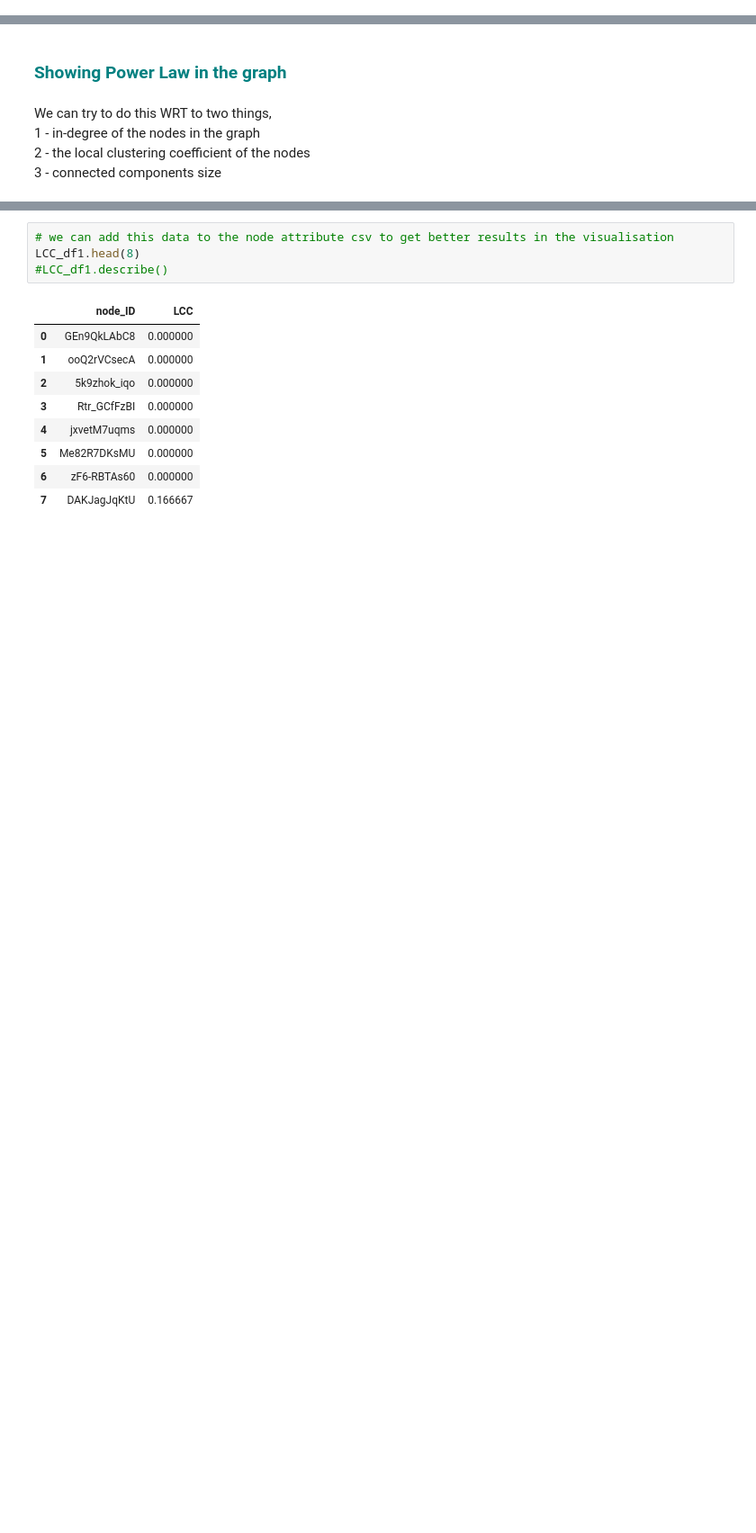
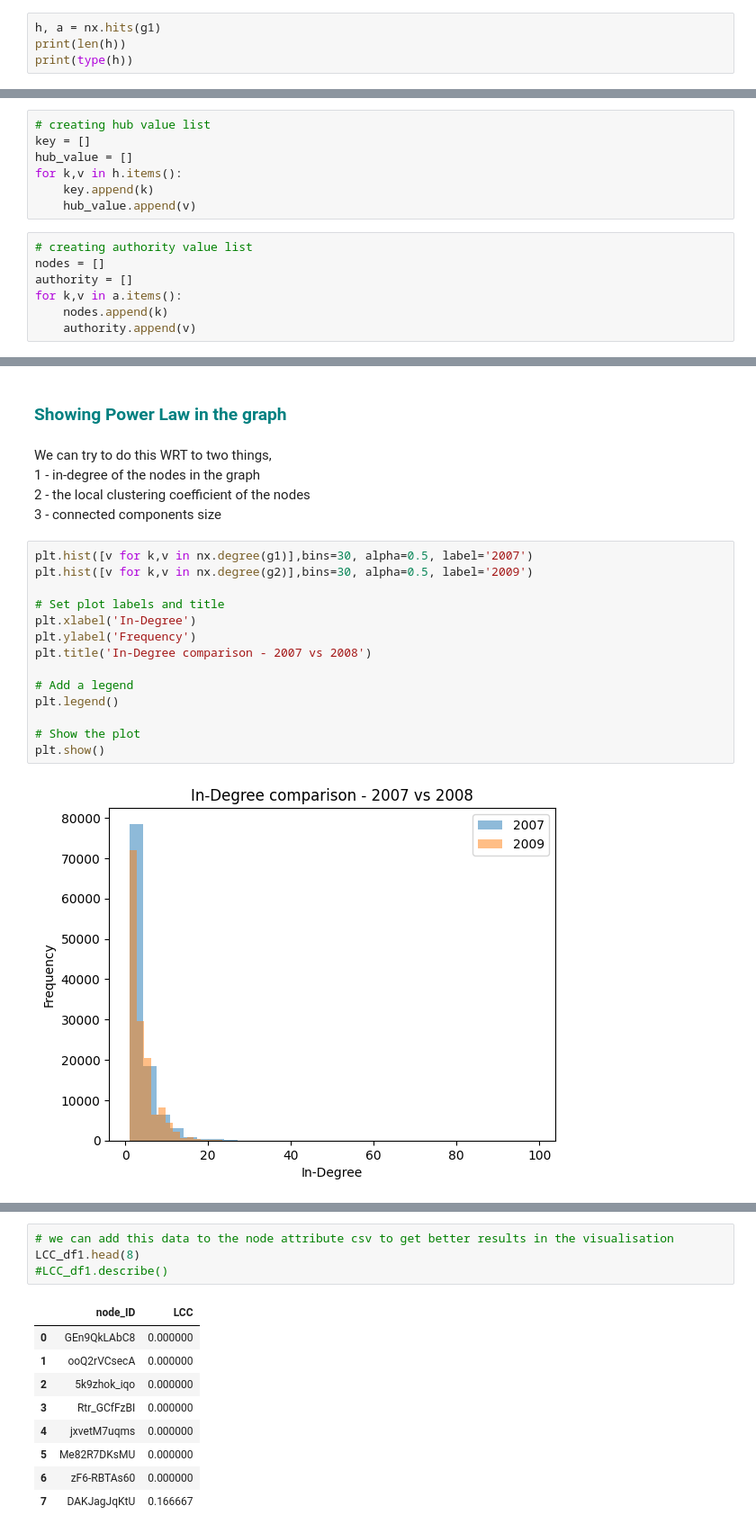
Before and after one commit to ManuSrivastava1/Youtube_video_networkAnalysis, a Jupyter notebook: 3_1.ipynb, the cells around one changed output, grey strips where cells are left out. Shown at 90% size. Saved outputs shown, nothing was run; the diff lists cells and outputs as text; blank space fills up the shorter version.

```diff
--- a/3_1.ipynb
+++ b/3_1.ipynb
@@ -303,0 +608,4 @@ False
+# %%
+h, a = nx.hits(g1)
+print(len(h))
+print(type(h))
@@ -303,0 +615,14 @@ False
+# %%
+# creating hub value list
+key = []
+hub_value = []
+for k,v in h.items():
+    key.append(k)
+    hub_value.append(v)
+# %%
+# creating authority value list
+nodes = []
+authority = []
+for k,v in a.items():
+    nodes.append(k)
+    authority.append(v)
@@ -308,6 +688,22 @@ We can try to do this WRT to two things, <br>
 1 - in-degree of the nodes in the graph <br>
 2 - the local clustering coefficient of the nodes <br>
 3 - connected components size <br>
+# %%
+plt.hist([v for k,v in nx.degree(g1)],bins=30, alpha=0.5, label='2007')
+plt.hist([v for k,v in nx.degree(g2)],bins=30, alpha=0.5, label='2009')
+
+# Set plot labels and title
+plt.xlabel('In-Degree')
+plt.ylabel('Frequency')
+plt.title('In-Degree comparison - 2007 vs 2008')
+
+# Add a legend
+plt.legend()
+
+# Show the plot
+plt.show()
+# %% [output]
+[figure, added]
 # %%
 # Calculate the in-degree for each node
 in_degrees = dict(g1.in_degree())
```
Also changed, not shown: parts of 109 cells of this notebook.
